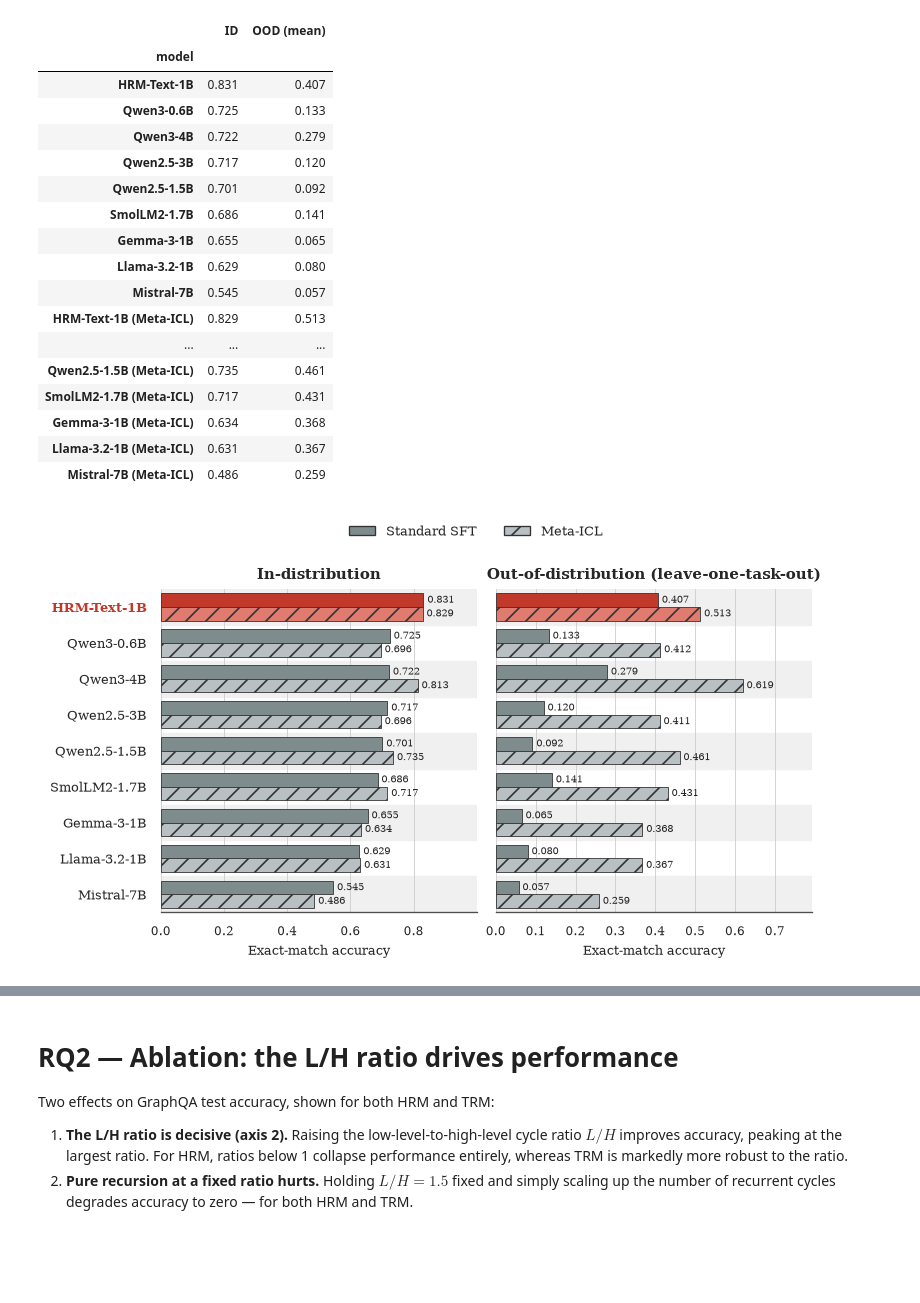
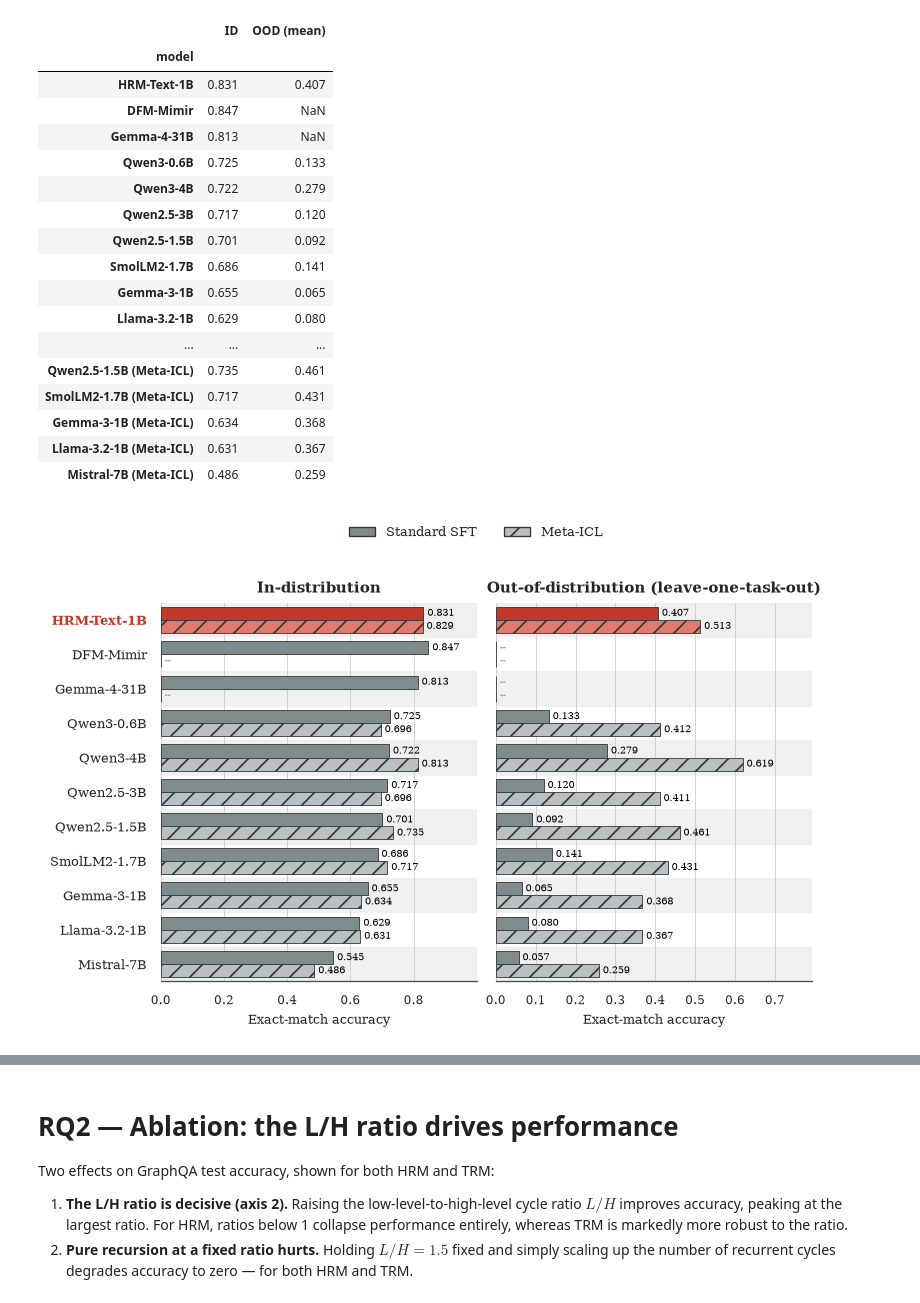
Before and after one commit to MariusAAROS/HRM-Text-for-Graphs, a Jupyter notebook: report/paper_results.ipynb, the cells around one changed output, grey strips where cells are left out. Drawn from its saved outputs; the diff is of its cells as text; code cells hidden in the pictures; blank space fills up the shorter version.

Commit message:
metaqa, kqa, gemma30B, mimir for report

```diff
--- a/report/paper_results.ipynb
+++ b/report/paper_results.ipynb
@@ -50,6 +50,8 @@ HRM_ARCH = "HRM-Text-1B"
 # Short display names keyed by the HuggingFace id found in the run's `model` config.
 ARCH_LABELS = {
     "sapientinc/HRM-Text-1B": HRM_ARCH,
+    "danish-foundation-models/DFM-Mimir": "DFM-Mimir",
+    "google/gemma-4-31B": "Gemma-4-31B",
     "mistralai/Mistral-7B-v0.3": "Mistral-7B",
     "Qwen/Qwen3-4B": "Qwen3-4B",
     "Qwen/Qwen2.5-3B": "Qwen2.5-3B",
@@ -96,11 +98,14 @@ ablation_data = read_wandb_csv("data/results/ablation_data.csv")
 # *order* differs between families, so concat aligns on names and NaN-fills the rest.
 V2_DIR = Path("data/results/v2")
 V2_FAMILIES = ["baseline", "meta-icl", "hrm", "hrm-meta-icl"]
+# Late additions, evaluated in-distribution only: no Meta-ICL and no OOD sweep.
+V2_ID_ONLY = ["additional_baselines"]
 
 
 def load_v2(split):
+    families = V2_FAMILIES + (V2_ID_ONLY if split == "id" else [])
     return pd.concat(
-        [pd.read_csv(V2_DIR / f"{fam}-{split}.csv") for fam in V2_FAMILIES],
+        [pd.read_csv(V2_DIR / f"{fam}-{split}.csv") for fam in families],
         ignore_index=True,
     )
 
@@ -183,10 +176,15 @@ _direct_rank = (
     .sort_values(ascending=False)
 )
 ARCH_ORDER = [HRM_ARCH] + [a for a in _direct_rank.index if a != HRM_ARCH]
-MODEL_ORDER = ARCH_ORDER + [f"{a} ({META_ICL})" for a in ARCH_ORDER]
+# The ID-only additions have no Meta-ICL counterpart, so the two blocks differ in size.
+_have_meta = set(perf_id.loc[perf_id["regime"] == META_ICL, "arch"])
+META_ORDER = [f"{a} ({META_ICL})" for a in ARCH_ORDER if a in _have_meta]
+MODEL_ORDER = ARCH_ORDER + META_ORDER
+N_DIRECT = len(ARCH_ORDER)
 
 perf_id["model"] = pd.Categorical(perf_id["model"], MODEL_ORDER, ordered=True)
 perf_id = perf_id.sort_values("model").reset_index(drop=True)
+perf_id["model"] = perf_id["model"].astype(str)
 
 # Models x held-out-task matrix (canonical task order) + mean OOD per model.
 ood_by_task = (
@@ -201,12 +199,18 @@ id_by_task = id_by_task.reindex(MODEL_ORDER)
 overall_id = perf_id.set_index("model")["exact_match"].reindex(MODEL_ORDER)
 overall_ood = ood_by_task.mean(axis=1)
 
-assert len(perf_id) == 18 and ood_by_task.notna().all().all(), "unexpected v2 coverage"
+# Models evaluated OOD must be complete; the ID-only additions are allowed to be absent.
+OOD_MODELS = [m for m in MODEL_ORDER if m in set(ood["model"])]
+assert len(perf_id) == len(MODEL_ORDER) == 20, "unexpected v2 coverage"
+assert id_by_task.notna().all().all(), "missing in-distribution per-task scores"
+assert ood_by_task.loc[OOD_MODELS].notna().all().all(), "incomplete OOD sweep"
 pd.DataFrame({"ID": overall_id, "OOD (mean)": overall_ood}).round(3)
 # %% [output]
 |  | ID | OOD (mean) |
 | model |  |  |
 | HRM-Text-1B | 0.831 | 0.407 |
+| DFM-Mimir | 0.847 | NaN |
+| Gemma-4-31B | 0.813 | NaN |
 | Qwen3-0.6B | 0.725 | 0.133 |
 | Qwen3-4B | 0.722 | 0.279 |
 | Qwen2.5-3B | 0.717 | 0.120 |
@@ -214,8 +218,6 @@ pd.DataFrame({"ID": overall_id, "OOD (mean)": overall_ood}).round(3)
 | SmolLM2-1.7B | 0.686 | 0.141 |
 | Gemma-3-1B | 0.655 | 0.065 |
 | Llama-3.2-1B | 0.629 | 0.080 |
-| Mistral-7B | 0.545 | 0.057 |
-| HRM-Text-1B (Meta-ICL) | 0.829 | 0.513 |
 | ... | ... | ... |
 | Qwen2.5-1.5B (Meta-ICL) | 0.735 | 0.461 |
 | SmolLM2-1.7B (Meta-ICL) | 0.717 | 0.431 |
@@ -230,7 +232,7 @@ def plot_id_ood_panels(fname="perf_overall_id_ood"):
     y = np.arange(len(ARCH_ORDER))
     h = 0.38
     fig, axes = plt.subplots(
-        1, 2, figsize=(PAGE_W, 3.5), sharey=True, gridspec_kw={"wspace": 0.06}
+        1, 2, figsize=(PAGE_W, 4.1), sharey=True, gridspec_kw={"wspace": 0.06}
     )
 
     panels = [
@@ -257,38 +259,42 @@ def plot_id_ood_panels(fname="perf_overall_id_ood"):
             bars = ax.barh(ypos, np.nan_to_num(vals), height=h, color=colors,
                            edgecolor="0.2", linewidth=0.5, hatch=hatch, zorder=2)
             for bar, v in zip(bars, vals):
-                ax.text(v + hi * 0.012, bar.get_y() + bar.get_height() / 2,
-                        f"{v:.3f}", va="center", ha="left", fontsize=6, zorder=3)
+                # Runs that were never evaluated in this cell get a dash, not a 0.000.
+                label = "--" if np.isnan(v) else f"{v:.3f}"
+                ax.text(np.nan_to_num(v) + hi * 0.012,
+                        bar.get_y() + bar.get_height() / 2,
+                        label, va="center", ha="left", fontsize=6,
+                        color="0.55" if np.isnan(v) else "black", zorder=3)
 
         ax.set_xlim(0, hi)
         ax.set_title(title, fontsize=9)
         ax.set_xlabel("Exact-match accuracy", fontsize=8)
         ax.tick_params(axis="x", labelsize=7)
         ax.grid(axis="y", visible=False)
         ax.set_axisbelow(True)
 
     # Drop the left panel's final tick so it does not collide with the right panel's 0.0.
     axes[0].set_xticks(np.arange(0, 1.0, 0.2))
     axes[0].set_yticks(y)
     axes[0].set_yticklabels(ARCH_ORDER, fontsize=8)
     axes[0].set_ylim(len(ARCH_ORDER) - 0.5, -0.5)  # best architecture on top
     for lbl, hrm in zip(axes[0].get_yticklabels(), [a == HRM_ARCH for a in ARCH_ORDER]):
         if hrm:
             lbl.set_color(ACCENT)
             lbl.set_fontweight("bold")
 
     handles = [
         mpl.patches.Patch(facecolor=MUTED, edgecolor="0.2", label=DIRECT),
         mpl.patches.Patch(facecolor=MUTED_LIGHT, edgecolor="0.2", hatch="//", label=META_ICL),
     ]
     fig.legend(handles=handles, loc="upper center", bbox_to_anchor=(0.5, 1.06),
                ncol=2, fontsize=8, frameon=False)
     sns.despine(fig=fig, left=True)
     save_fig(fig, fname)
     plt.show()
 
 
 plot_id_ood_panels()
 # %% [output]
-[figure, old version]
+[figure, new version]
 # %%
```
Also changed, not shown: parts of 15 cells of this notebook, 15 other files.
